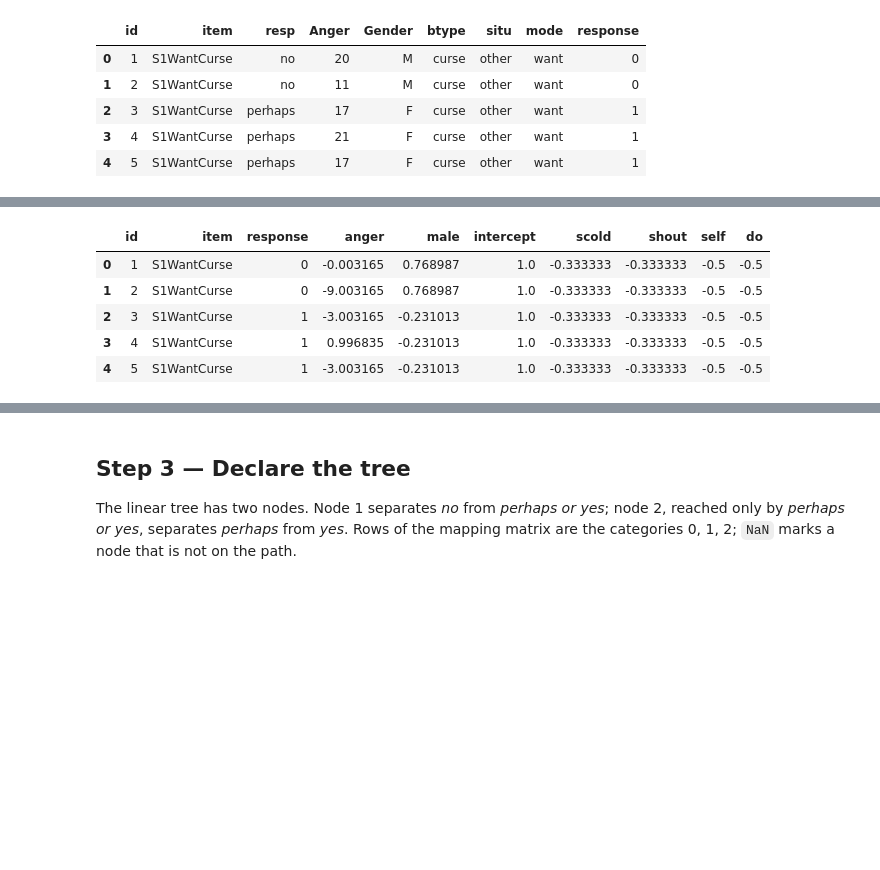
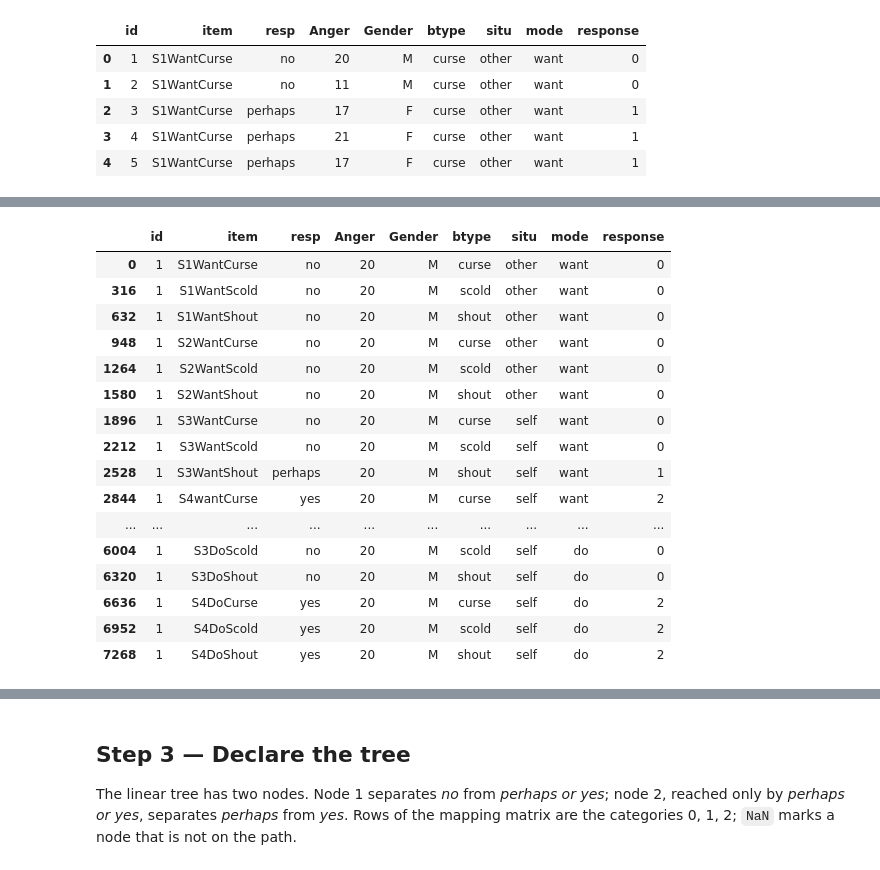
Before and after one commit to Juste-mehou/irtree-0.4.0, a Jupyter notebook: replication/verbagg/61_verbagg_workflow.ipynb, the cells around one changed output, grey strips where cells are left out. Saved outputs shown, nothing was run; the diff lists cells and outputs as text; code cells hidden in the pictures; blank space fills up the shorter version.

```diff
--- a/replication/verbagg/61_verbagg_workflow.ipynb
+++ b/replication/verbagg/61_verbagg_workflow.ipynb
@@ -84,27 +181,22 @@ All covariates are centered (Section 4: the traits and locations have fixed mean
-# %%
-def centered(x):
-    x = x.astype(float)
-    return x - x.mean()
-
-pers = va.drop_duplicates("id")
-items = va.drop_duplicates("item")
-person_cov = pd.DataFrame({"id": pers["id"],
-                           "anger": centered(pers["Anger"]),
-                           "male":  centered(pers["Gender"] == "M")})
-item_cov = pd.DataFrame({"item": items["item"],
-                         "intercept": 1.0,
-                         "scold": centered(items["btype"] == "scold"),
-                         "shout": centered(items["btype"] == "shout"),
-                         "self":  centered(items["situ"] == "self"),
-                         "do":    centered(items["mode"] == "do")})
-table = va[["id", "item", "response"]].merge(person_cov, on="id").merge(item_cov, on="item")
-X_NAMES = ["anger", "male"]
-Q_NAMES = ["intercept", "scold", "shout", "self", "do"]
-table.head()
-# %% [output]
-|  | id | item | response | anger | male | intercept | scold | shout | self | do |
-| 0 | 1 | S1WantCurse | 0 | -0.003165 | 0.768987 | 1.0 | -0.333333 | -0.333333 | -0.5 | -0.5 |
-| 1 | 2 | S1WantCurse | 0 | -9.003165 | 0.768987 | 1.0 | -0.333333 | -0.333333 | -0.5 | -0.5 |
-| 2 | 3 | S1WantCurse | 1 | -3.003165 | -0.231013 | 1.0 | -0.333333 | -0.333333 | -0.5 | -0.5 |
-| 3 | 4 | S1WantCurse | 1 | 0.996835 | -0.231013 | 1.0 | -0.333333 | -0.333333 | -0.5 | -0.5 |
-| 4 | 5 | S1WantCurse | 1 | -3.003165 | -0.231013 | 1.0 | -0.333333 | -0.333333 | -0.5 | -0.5 |
+# %%
+pers = va.drop_duplicates("id")
+items = va.drop_duplicates("item")
+items
+# %% [output]
+|  | id | item | resp | Anger | Gender | btype | situ | mode | response |
+| 0 | 1 | S1WantCurse | no | 20 | M | curse | other | want | 0 |
+| 316 | 1 | S1WantScold | no | 20 | M | scold | other | want | 0 |
+| 632 | 1 | S1WantShout | no | 20 | M | shout | other | want | 0 |
+| 948 | 1 | S2WantCurse | no | 20 | M | curse | other | want | 0 |
+| 1264 | 1 | S2WantScold | no | 20 | M | scold | other | want | 0 |
+| 1580 | 1 | S2WantShout | no | 20 | M | shout | other | want | 0 |
+| 1896 | 1 | S3WantCurse | no | 20 | M | curse | self | want | 0 |
+| 2212 | 1 | S3WantScold | no | 20 | M | scold | self | want | 0 |
+| 2528 | 1 | S3WantShout | perhaps | 20 | M | shout | self | want | 1 |
+| 2844 | 1 | S4wantCurse | yes | 20 | M | curse | self | want | 2 |
+| ... | ... | ... | ... | ... | ... | ... | ... | ... | ... |
+| 6004 | 1 | S3DoScold | no | 20 | M | scold | self | do | 0 |
+| 6320 | 1 | S3DoShout | no | 20 | M | shout | self | do | 0 |
+| 6636 | 1 | S4DoCurse | yes | 20 | M | curse | self | do | 2 |
+| 6952 | 1 | S4DoScold | yes | 20 | M | scold | self | do | 2 |
+| 7268 | 1 | S4DoShout | yes | 20 | M | shout | self | do | 2 |
```
Also changed, not shown: parts of 8 cells of this notebook.
